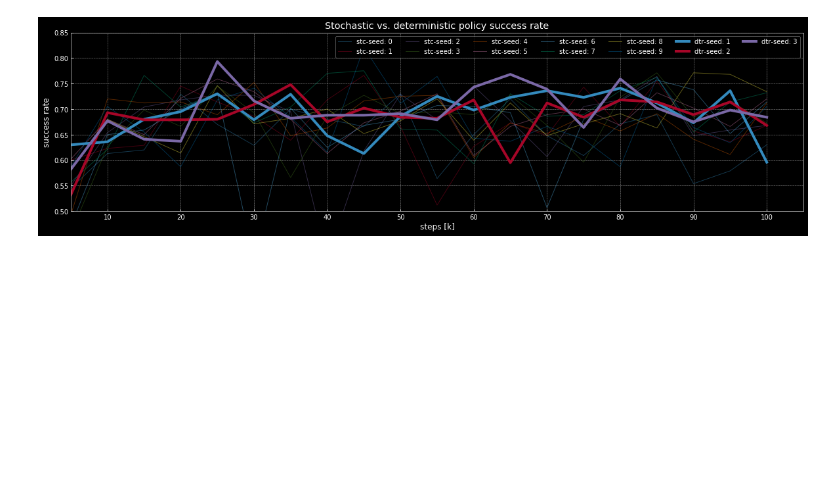
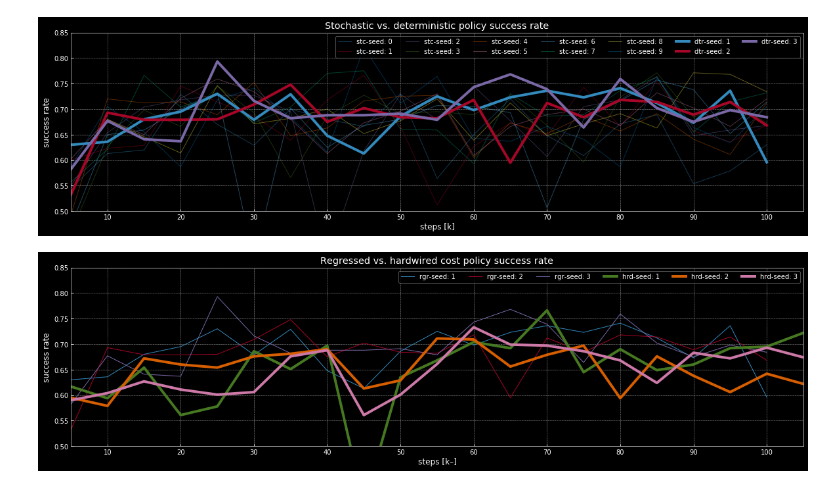
Before and after one commit to Atcold/pytorch-PPUU, a Jupyter notebook: Notebooks/Plotting-success-rate.ipynb, the cells around one changed output. Drawn from its saved outputs; the diff is of its cells as text; code cells hidden in the pictures; blank space fills up the shorter version.

Commit message:
Add success rate regressed vs hardwritten cost

```diff
--- a/Notebooks/Plotting-success-rate.ipynb
+++ b/Notebooks/Plotting-success-rate.ipynb
@@ -89,3 +90,44 @@ plt.xticks(range(10, 100 + 10, 10));
 # plt.savefig('Stc-vs-dtr-success_rate.png', bbox_inches = 'tight')
 # %% [output]
 [figure]
+# %%
+performance_path = '/misc/vlgscratch4/LecunGroup/nvidia-collab/models_v{version}/planning_results/'
+n = dict(); r = 'rgr'; h = 'hrd'  # regressed / hardwired
+v = {r: 12, h: 13}
+N = {r: 20, h: 24}
+n[r] = 'MPUR-policy-deterministic-model=vae-zdropout=0.5-nfeature=256-bsize=6-npred=30-ureg=0.05-lambdal=0.2' + \
+       '-lambdaa=0.0-gamma=0.99-lrtz=0.0-updatez=0-inferz=0-learnedcost=1-seed={seed}-novaluestep{step}.model.log'
+n[h] = 'MPUR-policy-deterministic-model=vae-zdropout=0.5-nfeature=256-bsize=6-npred=30-ureg=0.05-lambdal=0.2' + \
+       '-lambdaa=0.0-gamma=0.99-lrtz=0.0-updatez=0-inferz=0-learnedcost=False-seed={seed}-novaluestep{step}.model.log'
+names = n
+steps = {k: [(i + 1) * 5000 for i in range(N[k])] for k in names}
+
+seeds = [i + 1 for i in range(3)]
+success = {k: list(list() for seed in seeds) for k in names}
+
+for k in names:
+    for seed in seeds:
+        for step in steps[k]:
+            file_name = path.join(performance_path.format(version=v[k]), names[k].format(seed=seed, step=step))
+            with open(file_name) as f:
+                success[k][seed - 1].append(float(f.readlines()[-1].split()[-1]))
+# %%
+for k in names:
+    for seed in seeds:
+        plt.plot(
+            array(steps[k]) / 1e3, success[k][seed - 1],
+            label=f'{k}-seed: {seed}',
+            linewidth=4 if k is h else 1
+        )
+plt.grid(True)
+plt.xlabel('steps [k–]')
+plt.ylabel('success rate')
+plt.legend(ncol=7)
+plt.ylim([0.50, 0.85])
+plt.xlim([5, 105])
+plt.title('Regressed vs. hardwired cost policy success rate')
+plt.xticks(range(10, 100 + 10, 10));
+
+plt.savefig('Rgr-vs-hrd-success_rate.png', bbox_inches = 'tight')
+# %% [output]
+[figure, added]
```
Also changed, not shown: parts of 2 cells of this notebook, 1 other file.
